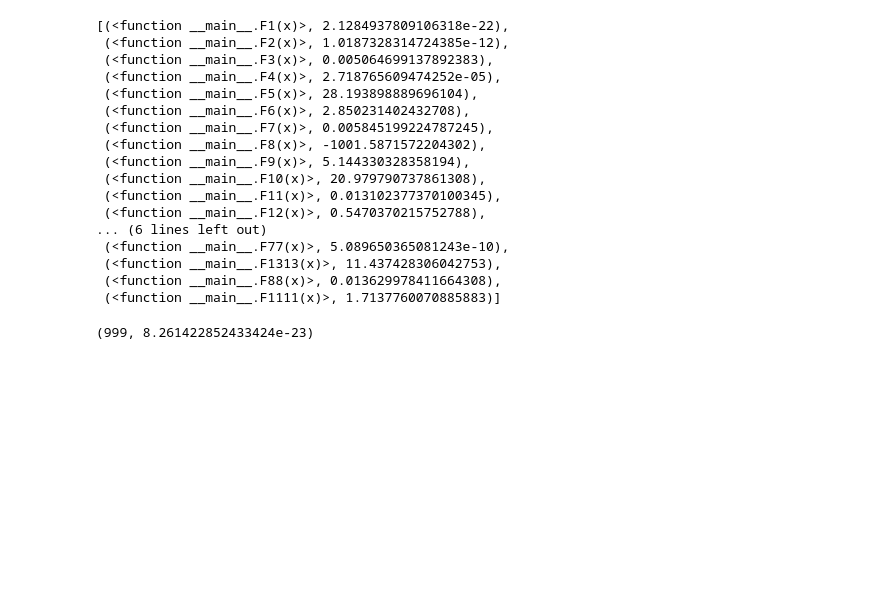
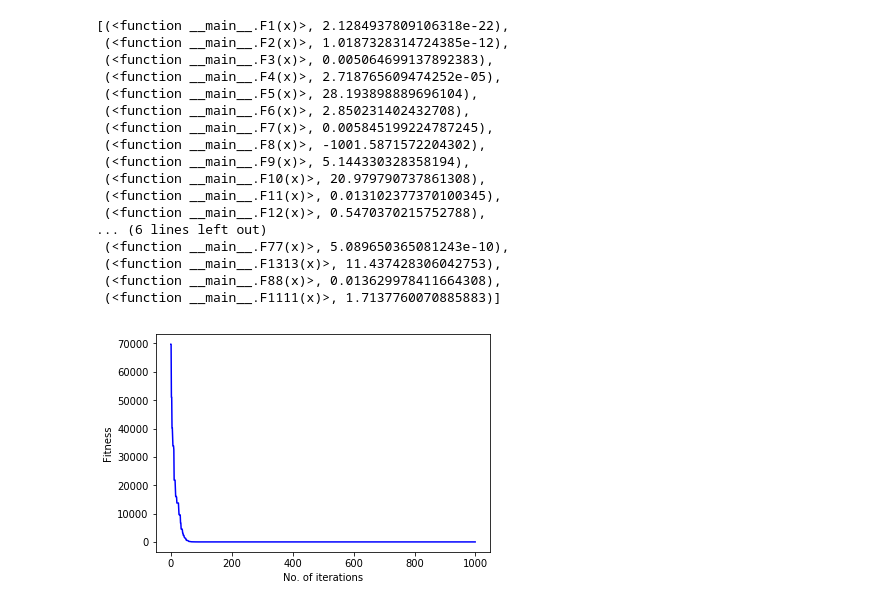
Before and after one commit to Kashish-Chugh/GWO-for-Feature-selection, a Jupyter notebook: enhanced GWO (5).ipynb, the cells around one changed output. Cells and saved outputs as stored; diff of their text form; code cells hidden in the pictures; blank space fills up the shorter version.

```diff
--- a/enhanced GWO (5).ipynb
+++ b/enhanced GWO (5).ipynb
@@ -606,5 +606,4 @@ final
 # %%
 egwo=GWO(objf=F1,Max_iter=1000,lb=-100,ub=100,dim=30,SearchAgents_no=5)
 egwo.no_of_iterations,egwo.convergence[len(egwo.convergence)-1]
+eegwo=GWO(objf=F11,Max_iter=1000,lb=-100,ub=100,dim=30,SearchAgents_no=5)
-# %% [output]
-(999, 8.261422852433424e-23)
@@ -610,0 +612,12 @@ egwo.no_of_iterations,egwo.convergence[len(egwo.convergence)-1]
+# %%
+x1=[]
+for i in range(1000):
+    x1.append(i)
+# %%
+plt.plot(x1,egwo.convergence,color="blue")
+plt.xlabel("No. of iterations")
+plt.ylabel("Fitness")
+plt.savefig("enhanced_F1.png")
+plt.show()
+# %% [output]
+[figure, added]
```
Also changed, not shown: parts of 2 cells of this notebook, 6 other files.
